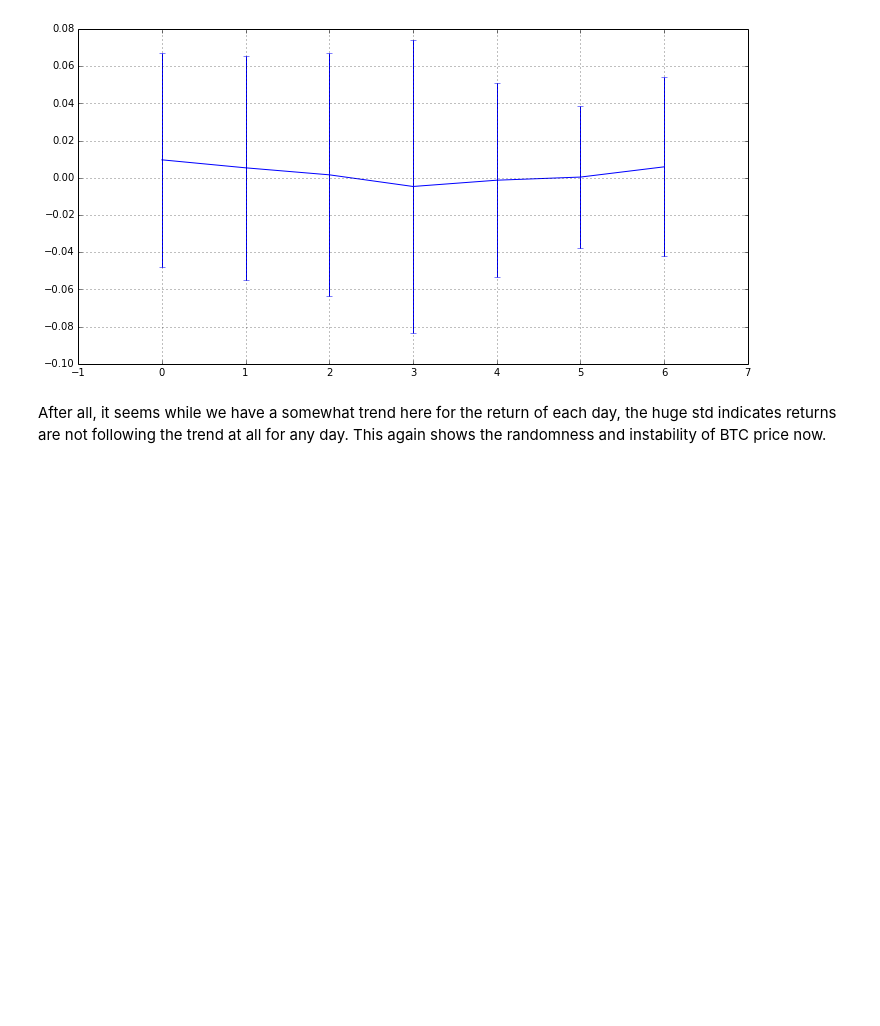
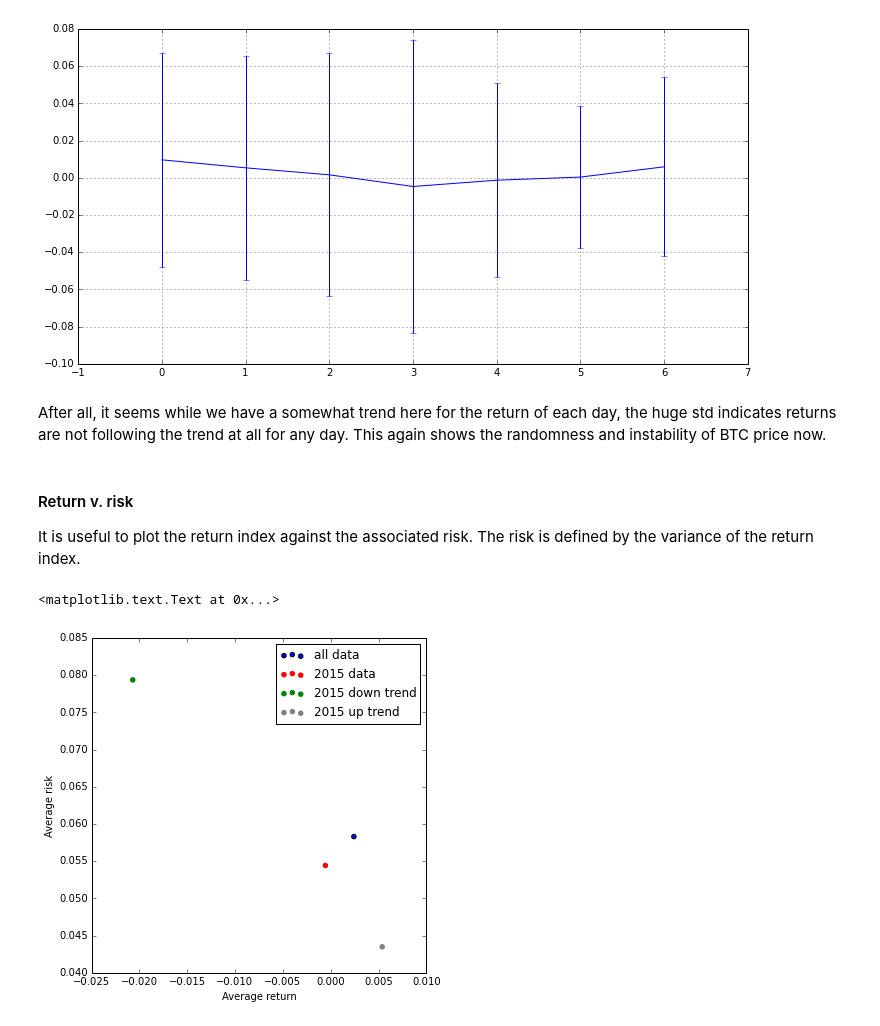
Before and after one commit to yyl/btc-price-analysis, a Jupyter notebook: basics.ipynb, the cells around one changed output. Cells and saved outputs as stored; diff of their text form; code cells hidden in the pictures; blank space fills up the shorter version.

```diff
--- a/basics.ipynb
+++ b/basics.ipynb
@@ -95,4 +100,6 @@ df2015ohlc.head()
 | 2015-01-03 | 313.19 | 313.19 | 278.57 | 285.99 |
 | 2015-01-04 | 285.77 | 287.93 | 257.02 | 270.94 |
 | 2015-01-05 | 271.73 | 279.03 | 264.39 | 274.87 |
+# %%
+df2015pct = df2015ohlc['price']['close'].pct_change()
 # %%
@@ -170,4 +177,5 @@ df2015pct_groupby.mean().plot(yerr=df2015pct_groupby.std(), xlim=[-1,7])
 Let's try all data.
 # %%
 dataohlc = data.resample('d', how='ohlc')
+datapct = dataohlc['price']['close'].pct_change()
 # %%
@@ -178,3 +186,20 @@ datapct_groupby.mean().plot(yerr=datapct_groupby.std(), xlim=[-1,7])
 [figure]
 # %% [markdown]
 After all, it seems while we have a somewhat trend here for the return of each day, the huge std indicates returns are not following the trend at all for any day. This again shows the randomness and instability of BTC price now.
+# %% [markdown]
+#### Return v. risk
+
+It is useful to plot the return index against the associated risk. The risk is defined by the variance of the return index.
+# %%
+plt.figure(figsize=(6,6))
+plt.scatter(datapct.mean(), datapct.std(), label='all data')
+plt.scatter(df2015pct.mean(), df2015pct.std(), label='2015 data', color='red')
+plt.scatter(datapct['1/1/2015':'1/15/2015'].mean(), datapct['1/1/2015':'1/15/2015'].std(),
+            label='2015 down trend', color='green')
+plt.scatter(datapct['1/16/2015':].mean(), datapct['1/16/2015':].std(), label='2015 up trend', color='grey')
+plt.legend()
+plt.xlabel("Average return")
+plt.ylabel("Average risk")
+# %% [output]
+<matplotlib.text.Text at 0x...>
+[figure, added]
```
Also changed, not shown: parts of 4 cells of this notebook.
